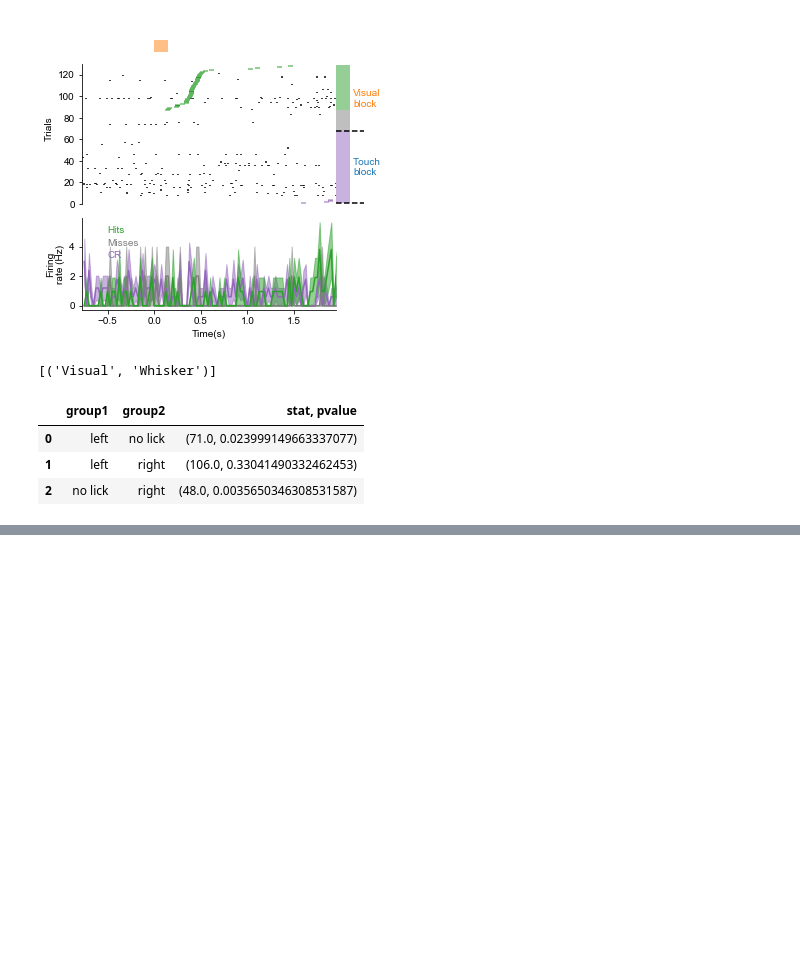
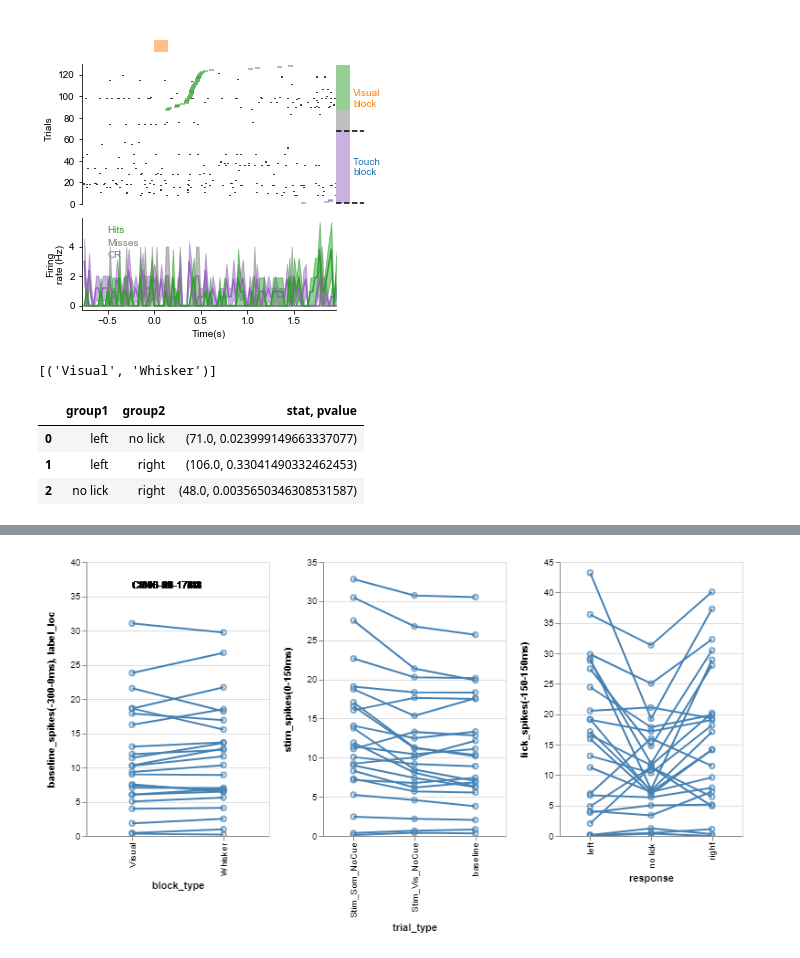
Before and after one commit to efinkel/Claustrum_analysis, a Jupyter notebook: Three_epoch_analysis.ipynb, the cells around one changed output, grey strips where cells are left out. Cells and saved outputs as stored; diff of their text form; code cells hidden in the pictures; blank space fills up the shorter version.

```diff
--- a/Three_epoch_analysis.ipynb
+++ b/Three_epoch_analysis.ipynb
@@ -252,2 +258,14 @@ chart
+# %%
+inds = [df['uni_id'].str.contains('6t') for df in [gr_means_baseline,gr_means_stim, gr_means_lick]]
+gr_baseline_tet6 = gr_means_baseline.loc[inds[0], :].reset_index(drop = True)
+gr_stim_tet6 = gr_means_stim.loc[inds[1], :].reset_index(drop = True)
+gr_lick_tet6 = gr_means_lick.loc[inds[2], :].reset_index(drop = True)
+# %%
+chart = linked_ladder_chart([gr_means_baseline, gr_means_stim, gr_means_lick])
+chart2 = linked_ladder_chart([gr_baseline_tet6, gr_stim_tet6, gr_lick_tet6])
+
+chart
+# %% [output]
+[figure, added]
 # %%
 chart.savechart('three_epoch.html')
```
Also changed, not shown: parts of 8 cells of this notebook, 1 other file.
